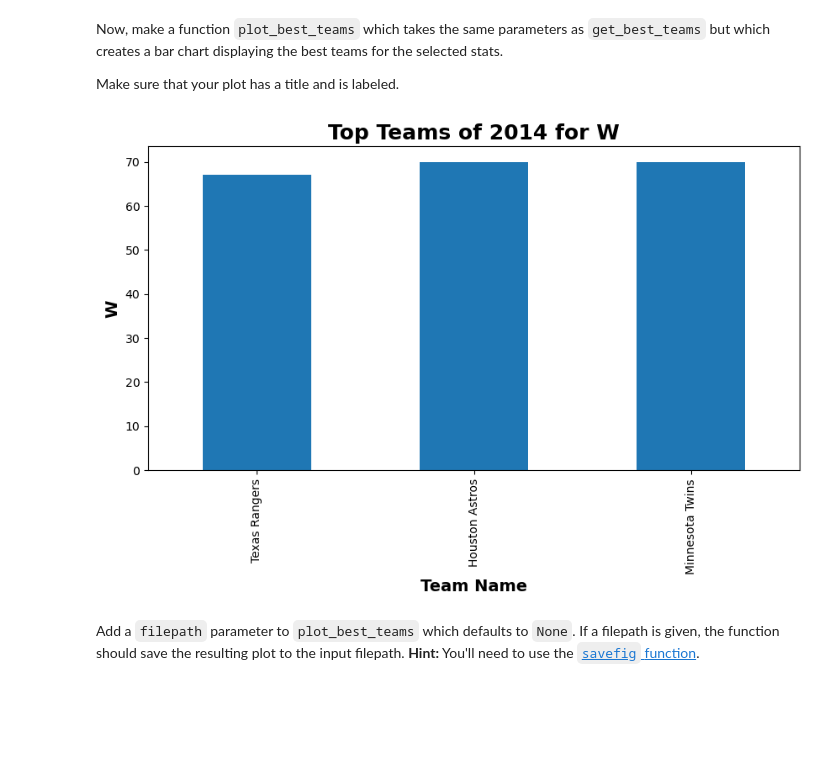
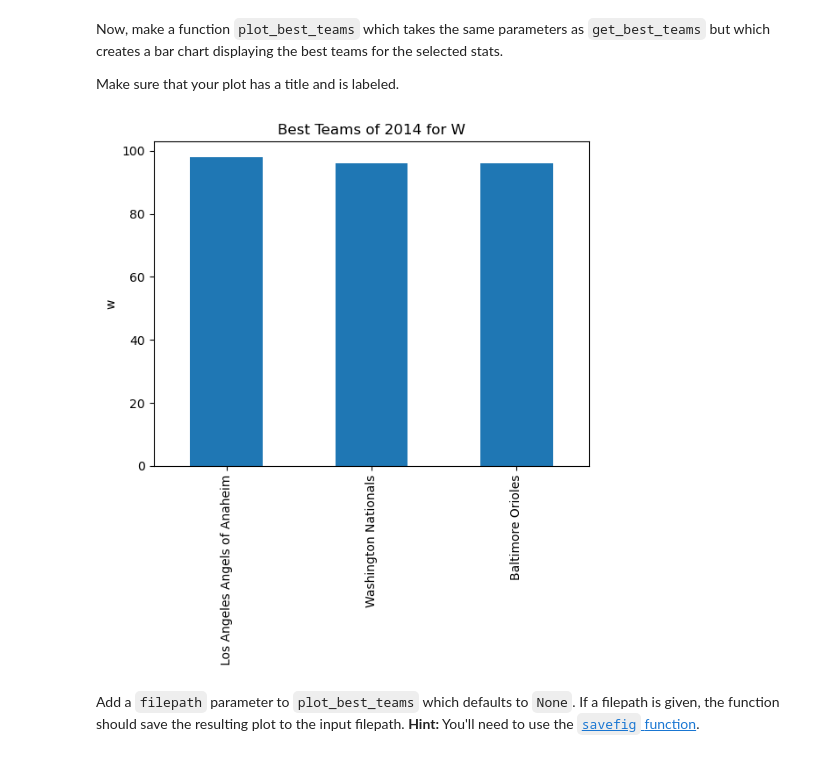
Before and after one commit to NSS-Data-Analytics-Cohort-11/loops-functions-practice-eemchadwick, a Jupyter notebook: notebooks/Loops_and_Functions_Practice.ipynb, the cells around one changed output. Saved outputs shown, nothing was run; the diff lists cells and outputs as text; code cells hidden in the pictures; blank space fills up the shorter version.

```diff
--- a/notebooks/Loops_and_Functions_Practice.ipynb
+++ b/notebooks/Loops_and_Functions_Practice.ipynb
@@ -282,5 +286,6 @@ Now, modify `get_best_teams` so that you can choose to return just the best team
 
 Calling `get_best_teams(year=2014, n=3, league="AL", ascending = True)` should return the Texas Rangers, the Houston Astros, and the Minnesota Twins.
 # %%
-def get_best_teams(year, n=5, league="both", stat='w', ascending=True):
-   return teams.loc[(teams['yearid']== year) & (teams['lgid']== league)].sort_values(stat, ascending=ascending).head(n)
+#my first try:
+# def get_best_teams(year, n=5, league="both", stat='w', ascending=True):
+#    return teams.loc[(teams['yearid']== year) & (teams['lgid']== league)].sort_values(stat, ascending=ascending).head(n)
@@ -294,0 +292,7 @@ get_best_teams(year=2014, n=3, league="AL", ascending = True)
+# %%
+#conditional to specify league
+def get_best_teams(year, n=5, stat='w', league = "both", ascending = True):
+    if league == 'both':
+        return teams[teams['yearid'] == year].sort_values(stat, ascending = ascending).head(n)
+    else:
+        return teams[(teams['yearid'] == year) & (teams['lgid'] == league)].sort_values(stat, ascending = ascending).head(n)
@@ -296,17 +307,11 @@ get_best_teams(year=2014, n=3, league="AL", ascending = True)
 Now, make a function `plot_best_teams` which takes the same parameters as `get_best_teams` but which creates a bar chart displaying the best teams for the selected stats.
 
 Make sure that your plot has a title and is labeled.
-# %%
-def plot_best_teams(year, n=5, league="both", stat='w', ascending=True):
-    ans = teams.loc[(teams['yearid']== year) & (teams['lgid']== league)].sort_values(stat, ascending=ascending).head(n)
-    ans.plot(kind = "bar", figsize=(10,5), x = 'name', y = stat, legend=None)
-    plt.title(f'Top Teams of {year} for {stat.title()}',  #the .title capitalizes the first letter
-             fontsize = 18,
-             fontweight = 'bold')
-    plt.xlabel('Team Name', fontsize = 14, fontweight ='bold')
-    plt.xticks(rotation=90)
-    plt.ylabel(stat.title(), fontsize = 14, fontweight = 'bold')
-# %%
-plot_best_teams(year=2014, n=3, league="AL")
-# %% [output]
-[figure, removed]
+# %%
+#this is based on get_best_teams, which is based on get_teams, which includes if statement for league - need to add those 2 variables above
+def plot_best_teams(year, n=5, stat='w', league='both', ascending=False):
+    teams = get_best_teams(year, n=n, stat=stat, league=league, ascending=ascending)
+    teams.plot(kind="bar", x="name", y=stat, legend=False)
+    plt.ylabel(stat)
+    plt.xlabel(None)
+    plt.title(f'Best Teams of {year} for {stat.title()}')
@@ -313,2 +334,6 @@ plot_best_teams(year=2014, n=3, league="AL")
+# %%
+plot_best_teams(year=2014, n=3)
+# %% [output]
+[figure, added]
 # %% [markdown]
 Add a `filepath` parameter to `plot_best_teams` which defaults to `None`. If a filepath is given, the function should save the resulting plot to the input filepath. **Hint:** You'll need to use the [`savefig` function](https://matplotlib.org/stable/api/_as_gen/matplotlib.pyplot.savefig.html).
```
Also changed, not shown: parts of 27 cells of this notebook, 12 other files.
